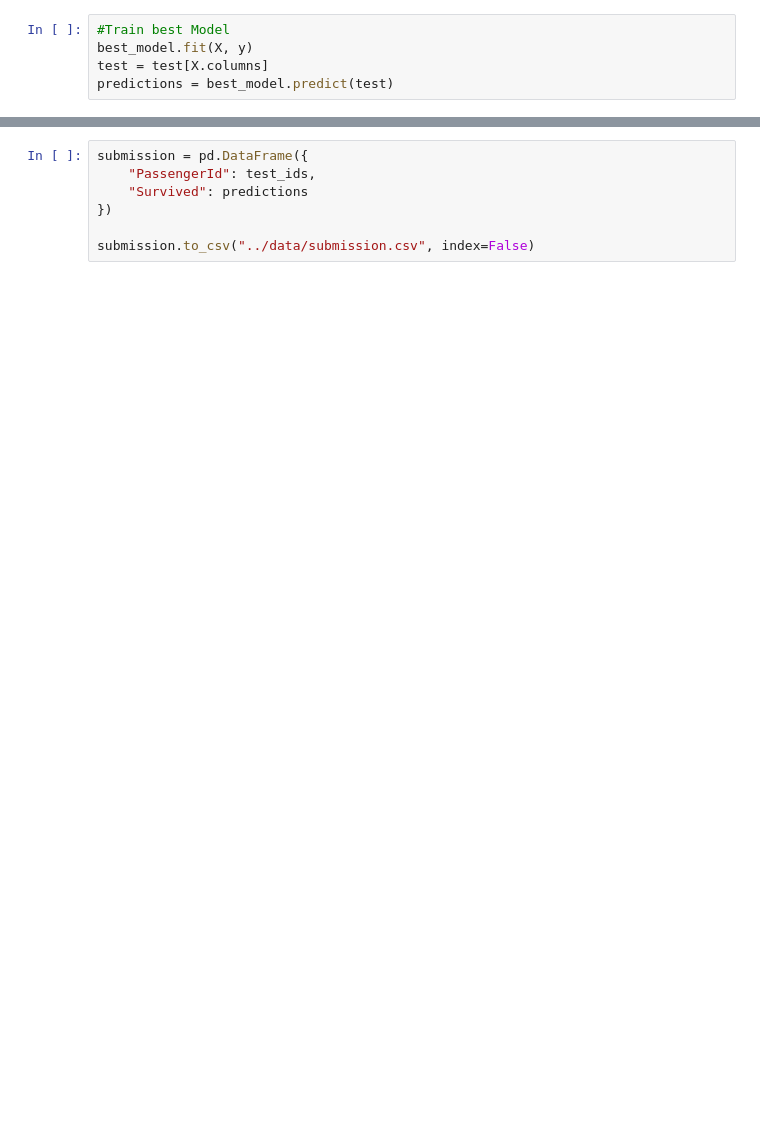
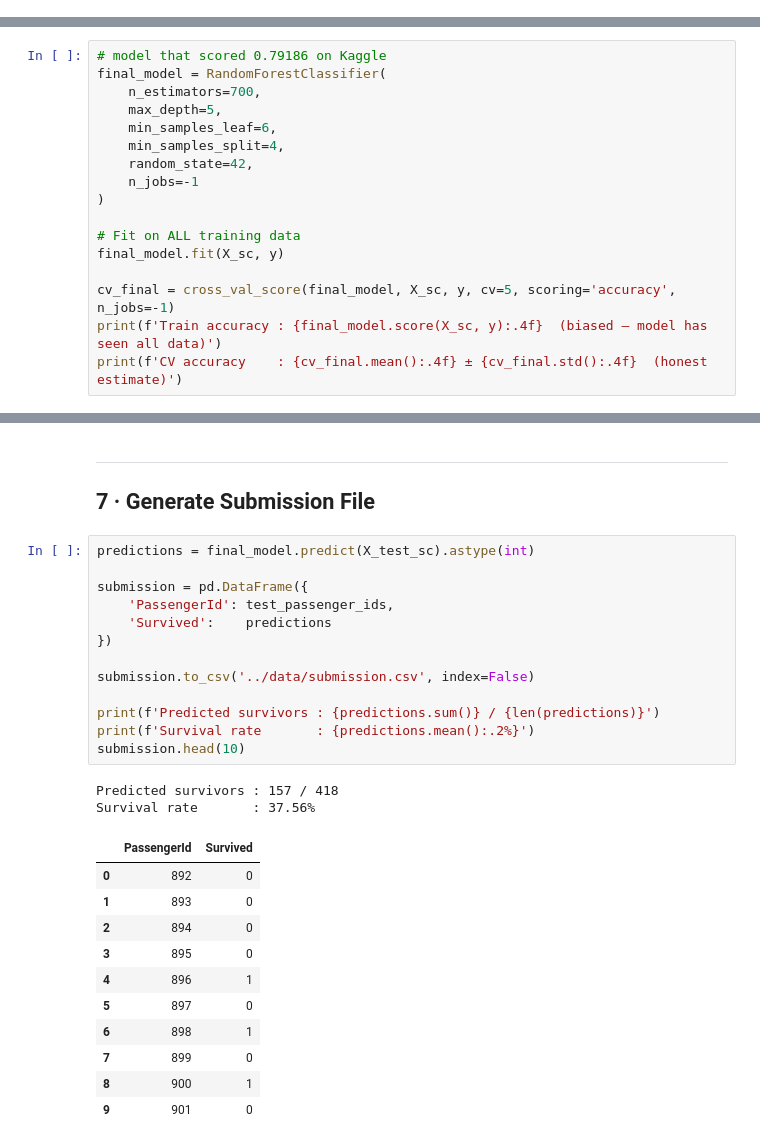
Before and after one commit to ayoub0029/kaggle-titanic, a Jupyter notebook: scripts/main.ipynb, the cells around one changed output, grey strips where cells are left out. Saved outputs shown, nothing was run; the diff lists cells and outputs as text; blank space fills up the shorter version.

Commit message:
kaggle-titanic

```diff
--- a/scripts/main.ipynb
+++ b/scripts/main.ipynb
@@ -143,5 +116,0 @@ Best model score: 0.8156424581005587
-# %%
-#Train best Model
-best_model.fit(X, y)
-test = test[X.columns]
-predictions = best_model.predict(test)
@@ -155,0 +169,17 @@ Accuracy: 0.8215554579122465
+# %%
+# model that scored 0.79186 on Kaggle
+final_model = RandomForestClassifier(
+    n_estimators=700,
+    max_depth=5,
+    min_samples_leaf=6,
+    min_samples_split=4,
+    random_state=42,
+    n_jobs=-1
+)
+
+# Fit on ALL training data
+final_model.fit(X_sc, y)
+
+cv_final = cross_val_score(final_model, X_sc, y, cv=5, scoring='accuracy', n_jobs=-1)
+print(f'Train accuracy : {final_model.score(X_sc, y):.4f}  (biased — model has seen all data)')
+print(f'CV accuracy    : {cv_final.mean():.4f} ± {cv_final.std():.4f}  (honest estimate)')
@@ -156,7 +228,30 @@ Accuracy: 0.8215554579122465
+# %% [markdown]
+---
+## 7 · Generate Submission File
 # %%
+predictions = final_model.predict(X_test_sc).astype(int)
+
 submission = pd.DataFrame({
-    "PassengerId": test_ids,
-    "Survived": predictions
+    'PassengerId': test_passenger_ids,
+    'Survived':    predictions
 })
 
-submission.to_csv("../data/submission.csv", index=False)
+submission.to_csv('../data/submission.csv', index=False)
+
+print(f'Predicted survivors : {predictions.sum()} / {len(predictions)}')
+print(f'Survival rate       : {predictions.mean():.2%}')
+submission.head(10)
+# %% [output]
+Predicted survivors : 157 / 418
+Survival rate       : 37.56%
+|  | PassengerId | Survived |
+| 0 | 892 | 0 |
+| 1 | 893 | 0 |
+| 2 | 894 | 0 |
+| 3 | 895 | 0 |
+| 4 | 896 | 1 |
+| 5 | 897 | 0 |
+| 6 | 898 | 1 |
+| 7 | 899 | 0 |
+| 8 | 900 | 1 |
+| 9 | 901 | 0 |
```
Also changed, not shown: parts of 29 cells of this notebook.
